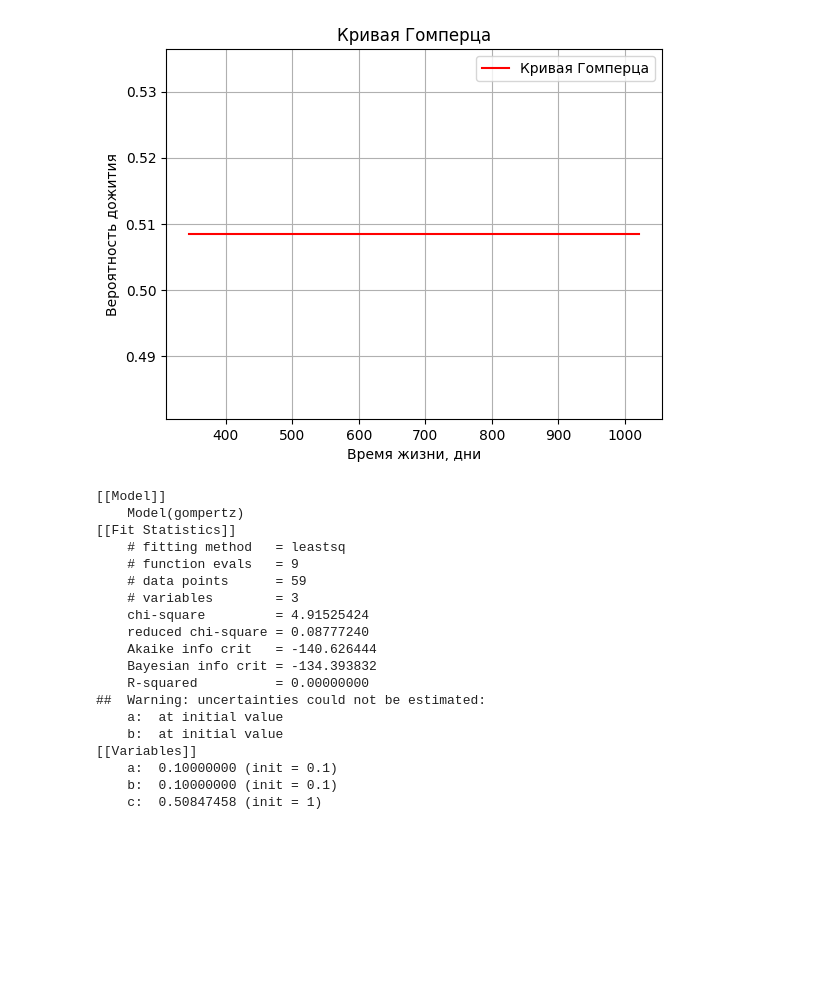
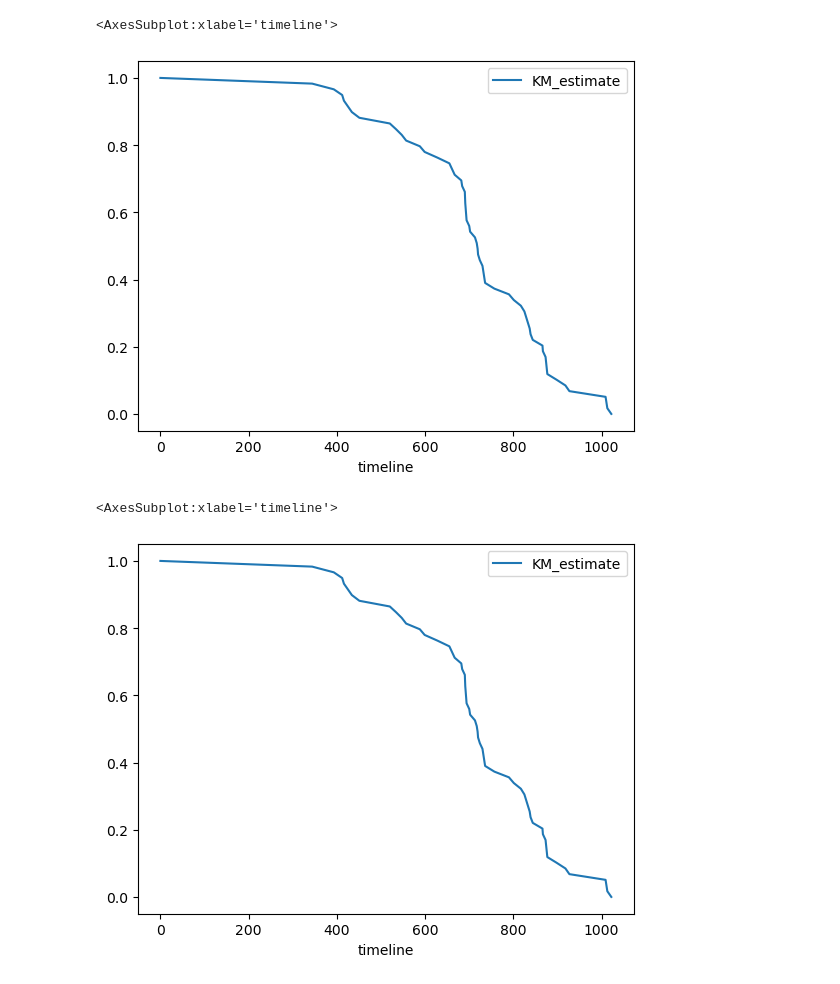
Before and after one commit to quasimuzzle/Biostatistics, a Jupyter notebook: lab1.ipynb, the cells around one changed output. Cells and saved outputs as stored; diff of their text form; code cells hidden in the pictures; blank space fills up the shorter version.

```diff
--- a/lab1.ipynb
+++ b/lab1.ipynb
@@ -195,48 +1,28 @@ plt.show()
-# %%
-
-
-# Определение модели Гомперца для аппроксимации
-def gompertz(t, a, b, c):
-    return c * np.exp(-a * np.exp(-b * t))
-
-model = Model(gompertz)
-
-# Оценка параметров с помощью lmfit
-params = model.make_params(a=0.1, b=0.1, c=1)
-result = model.fit(y, t=data_sorted, params=params)
-
-# График кривой Гомперца
-data_sorted = np.sort(data)
-t = np.linspace(data_sorted[0], data_sorted[-1], 1000)
-y_gompertz = result.eval(t=t)
-
-plt.plot(t, y_gompertz, 'r-', label='Кривая Гомперца')
-plt.xlabel('Время жизни, дни')
-plt.ylabel('Вероятность дожития')
-plt.legend()
-plt.title('Кривая Гомперца')
-plt.grid(True)
-plt.show()
-
-print(result.fit_report())
-# %% [output]
-[figure, removed]
-[[Model]]
-    Model(gompertz)
-[[Fit Statistics]]
-    # fitting method   = leastsq
-    # function evals   = 9
-    # data points      = 59
-    # variables        = 3
-    chi-square         = 4.91525424
-    reduced chi-square = 0.08777240
-    Akaike info crit   = -140.626444
-    Bayesian info crit = -134.393832
-    R-squared          = 0.00000000
-##  Warning: uncertainties could not be estimated:
-    a:  at initial value
-    b:  at initial value
-[[Variables]]
-    a:  0.10000000 (init = 0.1)
-    b:  0.10000000 (init = 0.1)
-    c:  0.50847458 (init = 1)
+# %%
+import numpy as np
+import pandas as pd
+import matplotlib.pyplot as plt
+from scipy.optimize import curve_fit
+from lmfit import Model
+from scipy.interpolate import UnivariateSpline
+from lifelines import KaplanMeierFitter
+from lifelines import WeibullFitter
+
+data = np.loadtxt("life_expectancy.txt")
+
+df = pd.DataFrame(data, columns=['life_expectancy'])
+kmf = KaplanMeierFitter()
+
+kmf.fit(df['life_expectancy']) # Эмпирическая функция дожития
+kmf.survival_function_.plot()
+# %% [output]
+<AxesSubplot:xlabel='timeline'>
+[figure, added]
+# %%
+# Условная функция дожития
+t = 1200
+kmf.fit(df['life_expectancy'], event_observed=df['life_expectancy'] < t)
+kmf.survival_function_.plot()
+# %% [output]
+<AxesSubplot:xlabel='timeline'>
+[figure, added]
```
Also changed, not shown: parts of 7 cells of this notebook, 1 other file.
